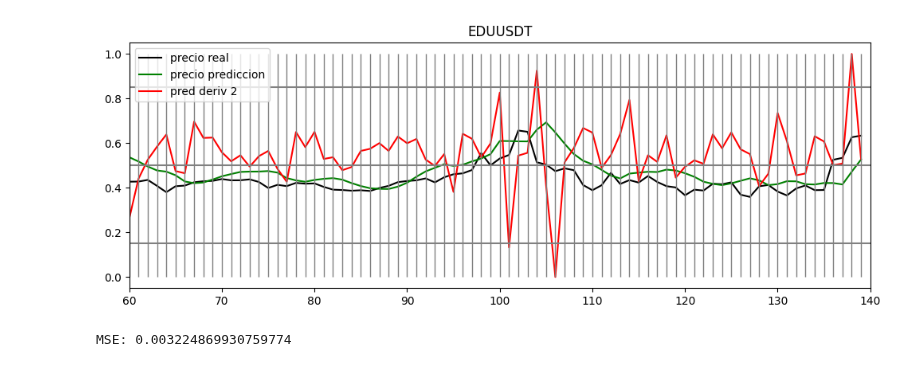
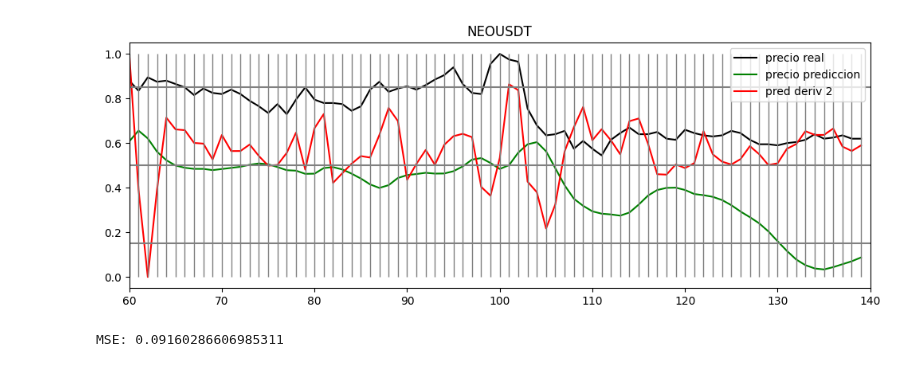
Before and after one commit to luisgomezzz/luchocrypto, a Jupyter notebook: predictor/predictor.ipynb, the cells around one changed output. Drawn from its saved outputs; the diff is of its cells as text; code cells hidden in the pictures.

```diff
--- a/predictor/predictor.ipynb
+++ b/predictor/predictor.ipynb
@@ -15,7 +15,7 @@ import numpy as np
 from sklearn.metrics import mean_squared_error
 import keras
 
-symbol = 'EDUUSDT'
+symbol = 'NEOUSDT'
 client = Client("qycthSI8s5HH0b95MxH3lFKPPUeZu8mCSgztp00x2d7SdHmfOp2U9qBeCCbxPyDg",
                 "zeJqYkyWzBIdGDMmyfUnofQiThirgEgOCDYvS3rzcq4yle1afD7YEQkciCI43yNs")
 
@@ -191,2 +191,2 @@ print('MSE:', mse)
-[figure, old version]
+[figure, new version]
-MSE: 0.003224869930759774
+MSE: 0.09160286606985311
```
Also changed, not shown: parts of 1 cell of this notebook, 3 other files.
